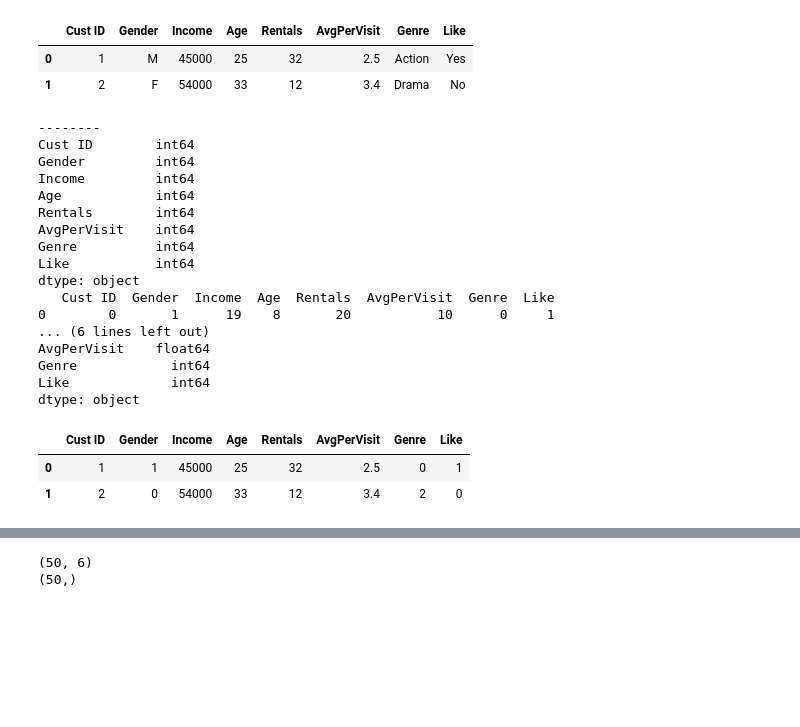
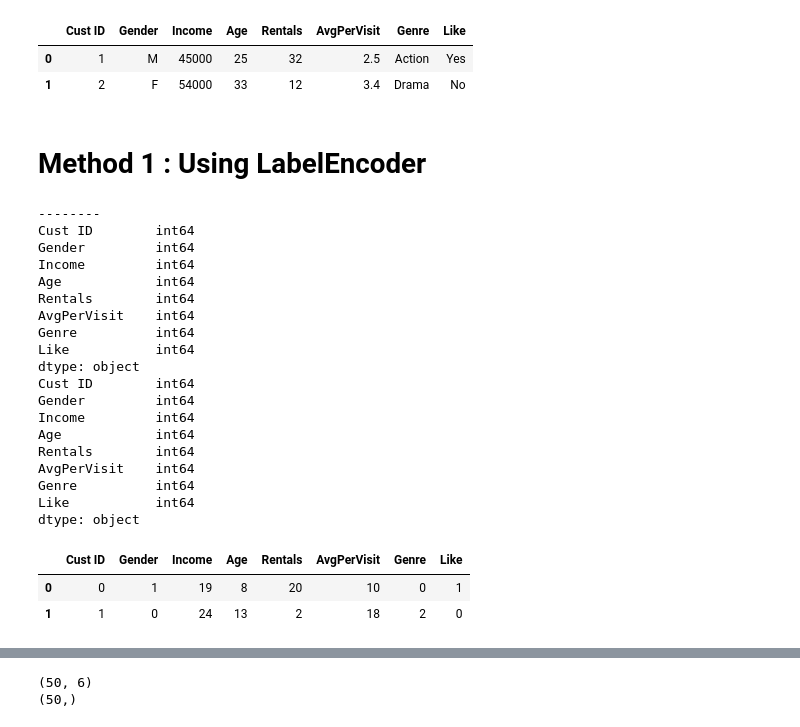
Before and after one commit to Makkonenexe/CI345_Machine_Learning, a Jupyter notebook: Lab8_KNN_MovieStore.ipynb, the cells around one changed output, grey strips where cells are left out. Saved outputs shown, nothing was run; the diff lists cells and outputs as text; code cells hidden in the pictures; blank space fills up the shorter version.

```diff
--- a/Lab8_KNN_MovieStore.ipynb
+++ b/Lab8_KNN_MovieStore.ipynb
@@ -193,47 +206,51 @@ df.head(2)
 |  | Cust ID | Gender | Income | Age | Rentals | AvgPerVisit | Genre | Like |
 | 0 | 1 | M | 45000 | 25 | 32 | 2.5 | Action | Yes |
 | 1 | 2 | F | 54000 | 33 | 12 | 3.4 | Drama | No |
+# %% [markdown]
+# Method 1 : Using LabelEncoder
 # %%
 # Need Data Processomg
 # Convert Converting categoric feature to numerical feature
 
 # Method 1 : Using LabelEncoder
 # Problem: model may think numbers have order (0 < 1 < 2)
 # Use mainly for target labels (y), not features
+from sklearn.preprocessing import LabelEncoder
+print('--------')
 
-print('--------')
-df = orginal_vtable
-from sklearn.preprocessing import LabelEncoder
+
 
 # All category feature need to transfer to numeric feature
 encoder = LabelEncoder()
 df= df.apply(encoder.fit_transform)
 print(df.dtypes)
-print(df.head(2))
+df.head(2)
 
 # vs Method
 
 
 print(df.dtypes)
 df.head(2)
 # %% [output]
 --------
 Cust ID        int64
 Gender         int64
 Income         int64
 Age            int64
 Rentals        int64
 AvgPerVisit    int64
 Genre          int64
 Like           int64
 dtype: object
-   Cust ID  Gender  Income  Age  Rentals  AvgPerVisit  Genre  Like
-0        0       1      19    8       20           10      0     1
-... (6 lines left out)
-AvgPerVisit    float64
-Genre            int64
-Like             int64
+Cust ID        int64
+Gender         int64
+Income         int64
+Age            int64
+Rentals        int64
+AvgPerVisit    int64
+Genre          int64
+Like           int64
 dtype: object
 |  | Cust ID | Gender | Income | Age | Rentals | AvgPerVisit | Genre | Like |
-| 0 | 1 | 1 | 45000 | 25 | 32 | 2.5 | 0 | 1 |
-| 1 | 2 | 0 | 54000 | 33 | 12 | 3.4 | 2 | 0 |
+| 0 | 0 | 1 | 19 | 8 | 20 | 10 | 0 | 1 |
+| 1 | 1 | 0 | 24 | 13 | 2 | 18 | 2 | 0 |
```
Also changed, not shown: parts of 21 cells of this notebook.
